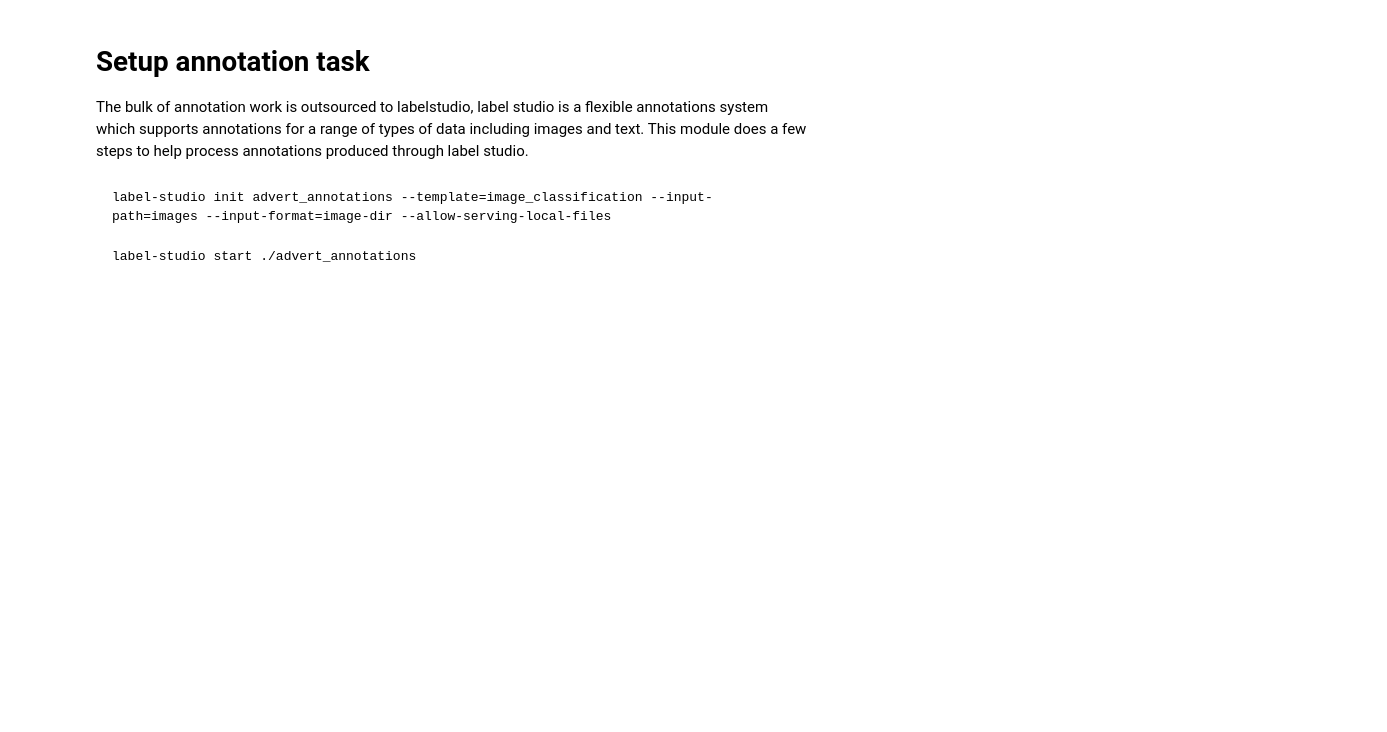
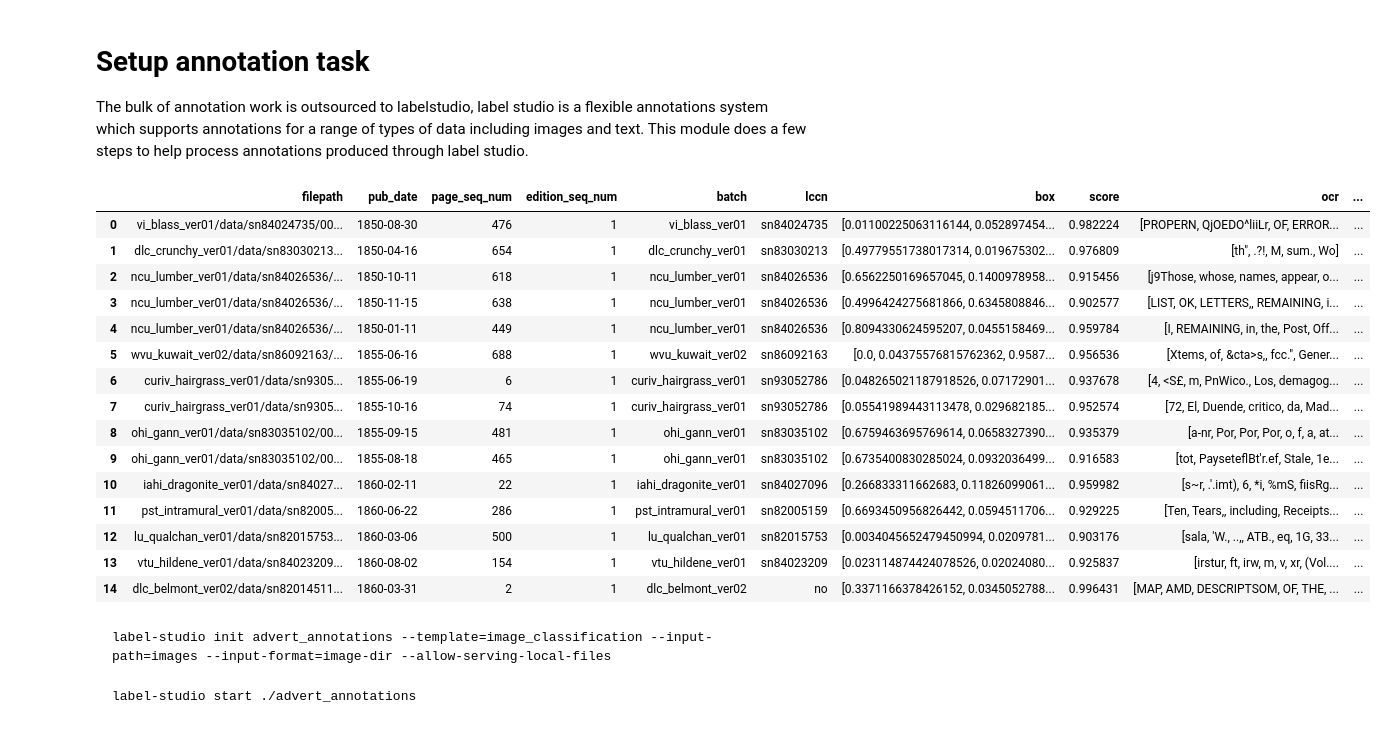
Before and after one commit to Living-with-machines/nnanno, a Jupyter notebook: nbs/02_annotate.ipynb, the cells around one changed output. Cells and saved outputs as stored; diff of their text form; code cells hidden in the pictures; blank space fills up the shorter version.

```diff
--- a/nbs/02_annotate.ipynb
+++ b/nbs/02_annotate.ipynb
@@ -29,0 +32,21 @@ The bulk of annotation work is outsourced to labelstudio, label studio is a flex
+# %%
+sampler = nnSampler()
+# %%
+sampler.create_sample(10, 'maps', start_year=1850, end_year=1860, year_sample=False)
+# %% [output]
+|  | filepath | pub_date | page_seq_num | edition_seq_num | batch | lccn | box | score | ocr | ... |
+| 0 | vi_blass_ver01/data/sn84024735/00... | 1850-08-30 | 476 | 1 | vi_blass_ver01 | sn84024735 | [0.01100225063116144, 0.052897454... | 0.982224 | [PROPERN, QjOEDO^liiLr, OF, ERROR... | ... |
+| 1 | dlc_crunchy_ver01/data/sn83030213... | 1850-04-16 | 654 | 1 | dlc_crunchy_ver01 | sn83030213 | [0.49779551738017314, 0.019675302... | 0.976809 | [th", .?!, M, sum., Wo] | ... |
+| 2 | ncu_lumber_ver01/data/sn84026536/... | 1850-10-11 | 618 | 1 | ncu_lumber_ver01 | sn84026536 | [0.6562250169657045, 0.1400978958... | 0.915456 | [j9Those, whose, names, appear, o... | ... |
+| 3 | ncu_lumber_ver01/data/sn84026536/... | 1850-11-15 | 638 | 1 | ncu_lumber_ver01 | sn84026536 | [0.4996424275681866, 0.6345808846... | 0.902577 | [LIST, OK, LETTERS,, REMAINING, i... | ... |
+| 4 | ncu_lumber_ver01/data/sn84026536/... | 1850-01-11 | 449 | 1 | ncu_lumber_ver01 | sn84026536 | [0.8094330624595207, 0.0455158469... | 0.959784 | [I, REMAINING, in, the, Post, Off... | ... |
+| 5 | wvu_kuwait_ver02/data/sn86092163/... | 1855-06-16 | 688 | 1 | wvu_kuwait_ver02 | sn86092163 | [0.0, 0.04375576815762362, 0.9587... | 0.956536 | [Xtems, of, &cta>s,, fcc.", Gener... | ... |
+| 6 | curiv_hairgrass_ver01/data/sn9305... | 1855-06-19 | 6 | 1 | curiv_hairgrass_ver01 | sn93052786 | [0.048265021187918526, 0.07172901... | 0.937678 | [4, <S£, m, PnWico., Los, demagog... | ... |
+| 7 | curiv_hairgrass_ver01/data/sn9305... | 1855-10-16 | 74 | 1 | curiv_hairgrass_ver01 | sn93052786 | [0.05541989443113478, 0.029682185... | 0.952574 | [72, El, Duende, critico, da, Mad... | ... |
+| 8 | ohi_gann_ver01/data/sn83035102/00... | 1855-09-15 | 481 | 1 | ohi_gann_ver01 | sn83035102 | [0.6759463695769614, 0.0658327390... | 0.935379 | [a-nr, Por, Por, Por, o, f, a, at... | ... |
+| 9 | ohi_gann_ver01/data/sn83035102/00... | 1855-08-18 | 465 | 1 | ohi_gann_ver01 | sn83035102 | [0.6735400830285024, 0.0932036499... | 0.916583 | [tot, PayseteflBt'r.ef, Stale, 1e... | ... |
+| 10 | iahi_dragonite_ver01/data/sn84027... | 1860-02-11 | 22 | 1 | iahi_dragonite_ver01 | sn84027096 | [0.266833311662683, 0.11826099061... | 0.959982 | [s~r, .'.imt), 6, *i, %mS, fiisRg... | ... |
+| 11 | pst_intramural_ver01/data/sn82005... | 1860-06-22 | 286 | 1 | pst_intramural_ver01 | sn82005159 | [0.6693450956826442, 0.0594511706... | 0.929225 | [Ten, Tears,, including, Receipts... | ... |
+| 12 | lu_qualchan_ver01/data/sn82015753... | 1860-03-06 | 500 | 1 | lu_qualchan_ver01 | sn82015753 | [0.0034045652479450994, 0.0209781... | 0.903176 | [sala, 'W., ..,, ATB., eq, 1G, 33... | ... |
+| 13 | vtu_hildene_ver01/data/sn84023209... | 1860-08-02 | 154 | 1 | vtu_hildene_ver01 | sn84023209 | [0.023114874424078526, 0.02024080... | 0.925837 | [irstur, ft, irw, m, v, xr, (Vol.... | ... |
+| 14 | dlc_belmont_ver02/data/sn82014511... | 1860-03-31 | 2 | 1 | dlc_belmont_ver02 | no | [0.3371166378426152, 0.0345052788... | 0.996431 | [MAP, AMD, DESCRIPTSOM, OF, THE, ... | ... |
```
Also changed, not shown: parts of 3 cells of this notebook, 7 other files.
